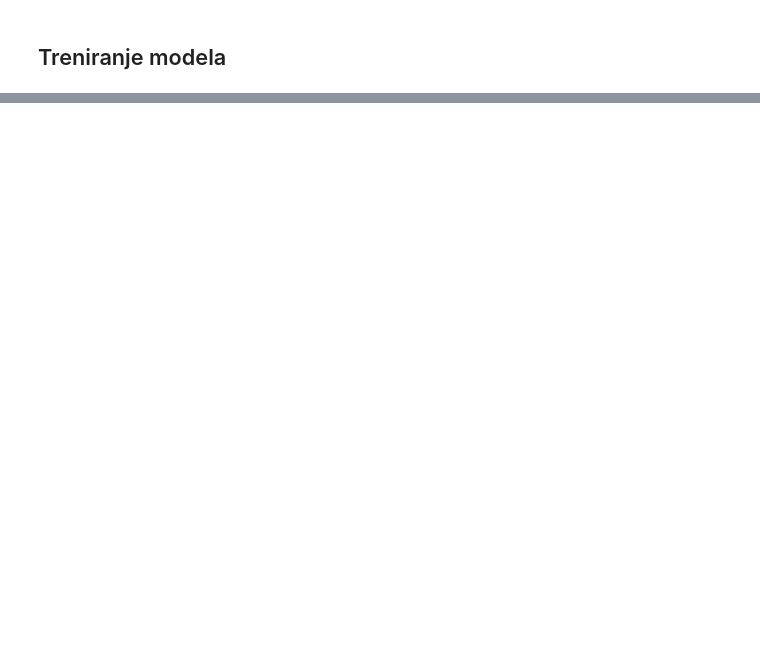
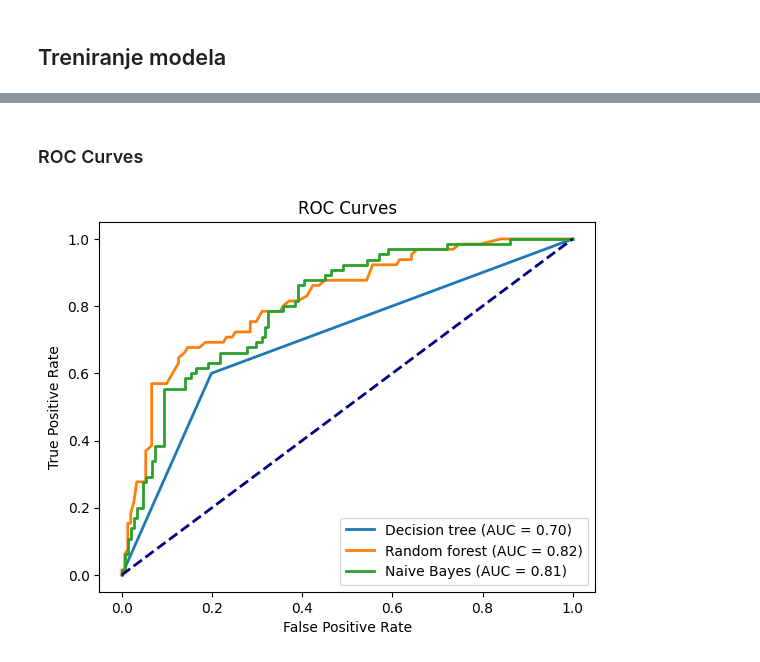
Before and after one commit to pb7932/UZOP, a Jupyter notebook: UZOP_PetarBenjak_diabetes.ipynb, the cells around one changed output, grey strips where cells are left out. Saved outputs shown, nothing was run; the diff lists cells and outputs as text; code cells hidden in the pictures; blank space fills up the shorter version.

```diff
--- a/UZOP_PetarBenjak_diabetes.ipynb
+++ b/UZOP_PetarBenjak_diabetes.ipynb
@@ -504,3 +500,9 @@ plt.show()
+# %%
+X_train_3feat = X_train[['Glucose', 'BMI', 'Age']].copy()
+X_train_5feat = X_train[['Glucose', 'BMI', 'Age', 'Insulin', 'SkinThickness']].copy()
+
+X_test_3feat = X_test[['Glucose', 'BMI', 'Age']].copy()
+X_test_5feat = X_test[['Glucose', 'BMI', 'Age', 'Insulin', 'SkinThickness']].copy()
 # %% [markdown]
 ## Treniranje modela
 # %%
@@ -508,0 +540,10 @@ plt.show()
+# %%
+rf_classifier_3feat = RandomForestClassifier(n_estimators=100, random_state=42)
+rf_classifier_3feat.fit(X_train_3feat, y_train)
+
+y_pred_rfc_3feat = rf_classifier_3feat.predict(X_test_3feat)
+# %%
+rf_classifier_5feat = RandomForestClassifier(n_estimators=100, random_state=42)
+rf_classifier_5feat.fit(X_train_5feat, y_train)
+
+y_pred_rfc_5feat = rf_classifier_5feat.predict(X_test_5feat)
@@ -508,0 +552,7 @@ plt.show()
+# %%
+from sklearn.naive_bayes import GaussianNB
+
+gnb = GaussianNB()
+gnb.fit(X_train, y_train)
+
+y_pred_bayes = gnb.predict(X_test)
@@ -508,0 +742,26 @@ plt.show()
+# %% [markdown]
+### ROC Curves
+# %%
+from sklearn.metrics import roc_curve, auc
+
+models = [
+    ('Decision tree', d_tree),
+    ('Random forest', rf_classifier),
+    ('Naive Bayes', gnb)
+]
+
+for model_name, model in models:
+    y_prob = model.predict_proba(X_test)[:, 1]
+    fpr, tpr, _ = roc_curve(y_test, y_prob)
+    roc_auc = auc(fpr, tpr)
+
+    plt.plot(fpr, tpr, lw=2, label='{} (AUC = {:.2f})'.format(model_name, roc_auc))
+
+plt.plot([0, 1], [0, 1], color='navy', lw=2, linestyle='--')
+plt.xlabel('False Positive Rate')
+plt.ylabel('True Positive Rate')
+plt.title('ROC Curves')
+plt.legend(loc='lower right')
+plt.show()
+# %% [output]
+[figure, added]
```
Also changed, not shown: parts of 32 cells of this notebook.
